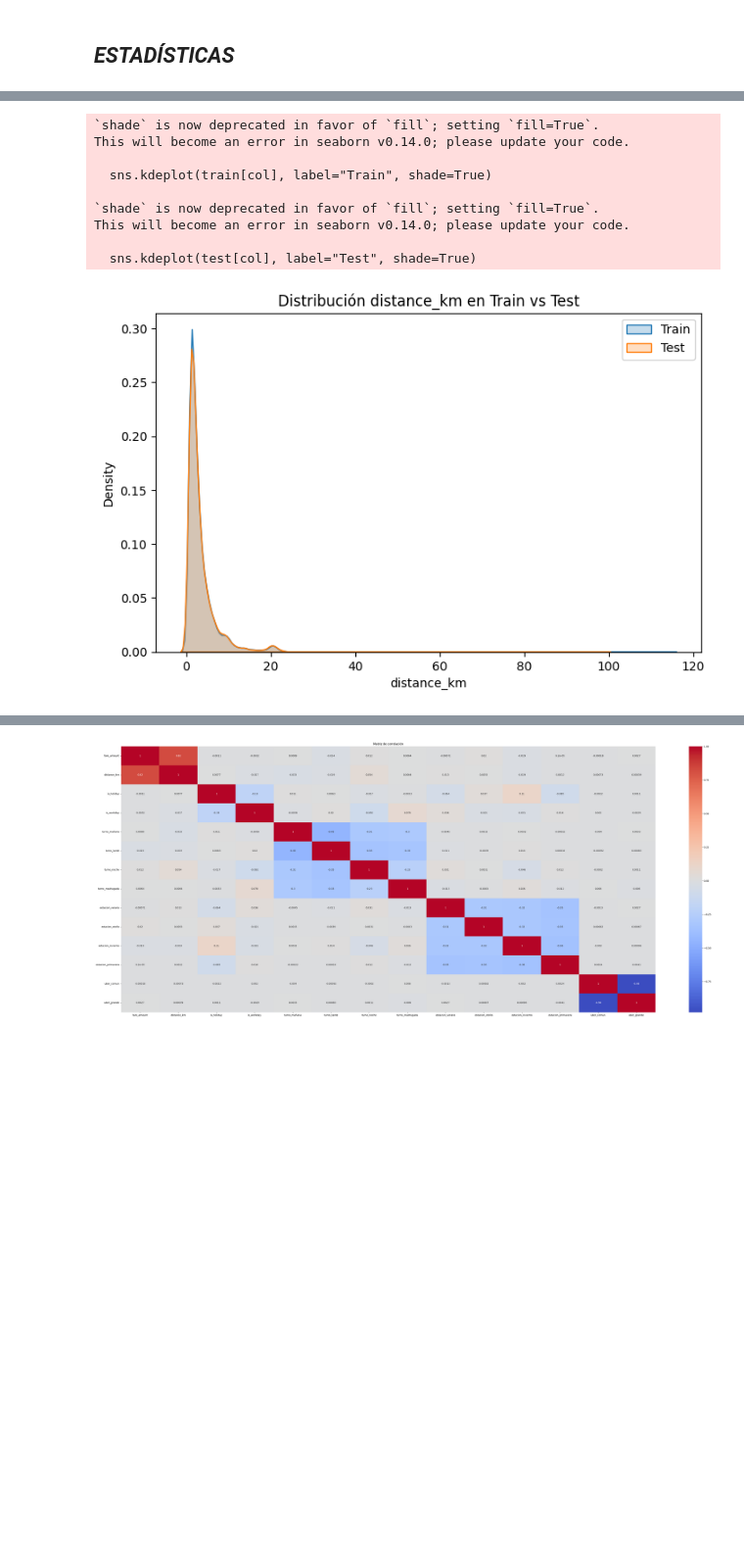
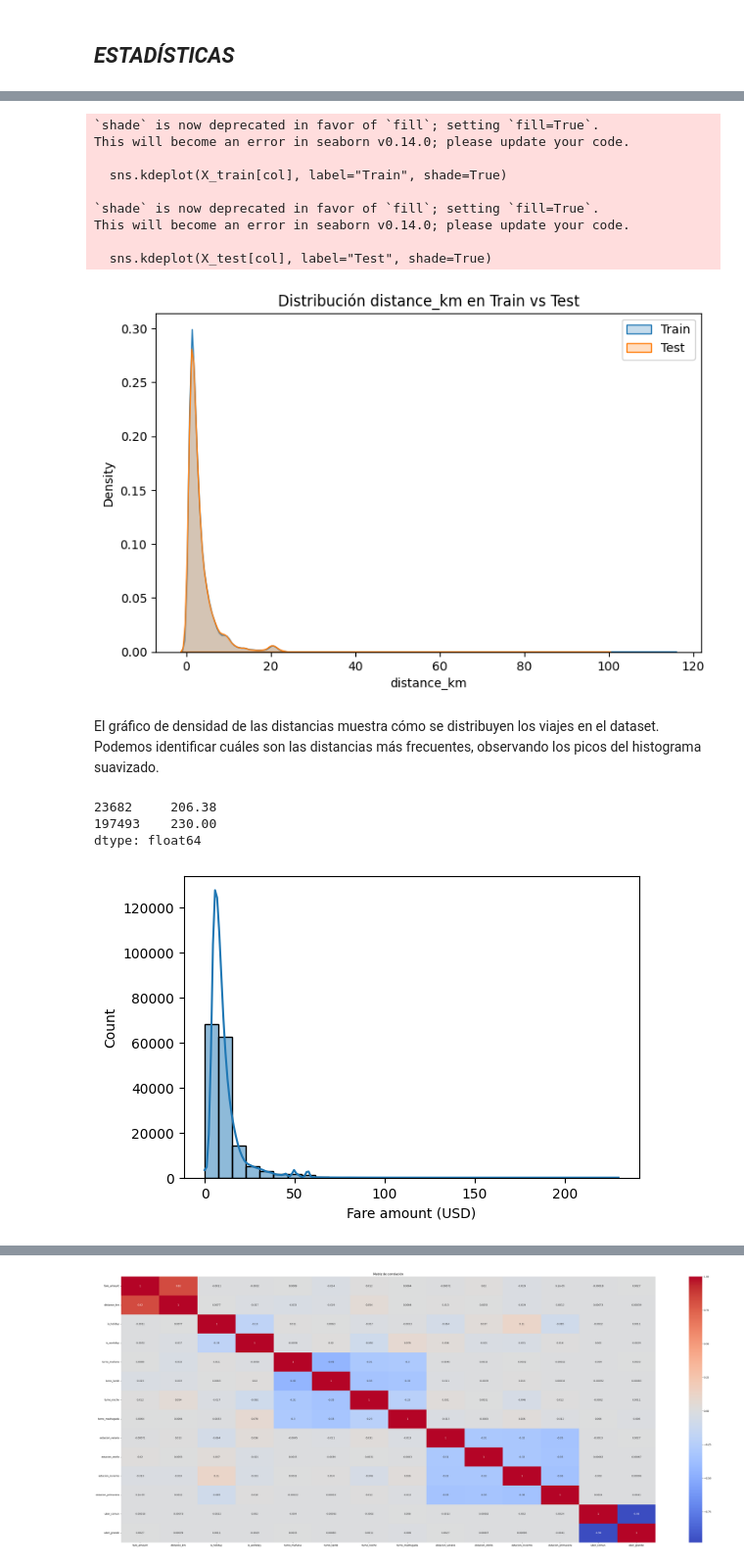
Before and after one commit to Flormezzano/TP-Regresion-AA1-2025C2-Mezzano-Perez-Tapia, a Jupyter notebook: TP-Regresion-AA1-2025C2-Mezzano-Pérez-Tapia.ipynb, the cells around one changed output, grey strips where cells are left out. Shown at 98% size. Saved outputs shown, nothing was run; the diff lists cells and outputs as text; code cells hidden in the pictures; blank space fills up the shorter version.

```diff
--- a/TP-Regresion-AA1-2025C2-Mezzano-Pérez-Tapia.ipynb
+++ b/TP-Regresion-AA1-2025C2-Mezzano-Pérez-Tapia.ipynb
@@ -619,9 +667,9 @@ plt.show()
 # %%
 
-col = "distance_km"  # ejemplo, podés iterar con varias
+col = "distance_km"
 plt.figure(figsize=(8,5))
-sns.kdeplot(train[col], label="Train", shade=True)
-sns.kdeplot(test[col], label="Test", shade=True)
+sns.kdeplot(X_train[col], label="Train", shade=True)
+sns.kdeplot(X_test[col], label="Test", shade=True)
 plt.title(f"Distribución {col} en Train vs Test")
 plt.legend()
 plt.show()
@@ -629,10 +677,24 @@ plt.show()
 `shade` is now deprecated in favor of `fill`; setting `fill=True`.
 This will become an error in seaborn v0.14.0; please update your code.
 
-  sns.kdeplot(train[col], label="Train", shade=True)
+  sns.kdeplot(X_train[col], label="Train", shade=True)
 
 `shade` is now deprecated in favor of `fill`; setting `fill=True`.
 This will become an error in seaborn v0.14.0; please update your code.
 
-  sns.kdeplot(test[col], label="Test", shade=True)
+  sns.kdeplot(X_test[col], label="Test", shade=True)
 [figure]
+# %% [markdown]
+El gráfico de densidad de las distancias muestra cómo se distribuyen los viajes en el dataset. Podemos identificar cuáles son las distancias más frecuentes, observando los picos del histograma suavizado.
+# %%
+# Histograma  de fare_amount
+plt.figure(figsize=(6,4))
+sns.histplot(y_train, bins=30, kde=True)
+plt.xlabel("Fare amount (USD)")
+##fare_amount mayores a 200
+y_train[y_train > 200]
+# %% [output]
+23682     206.38
+197493    230.00
+dtype: float64
+[figure, added]
```
Also changed, not shown: parts of 74 cells of this notebook.
